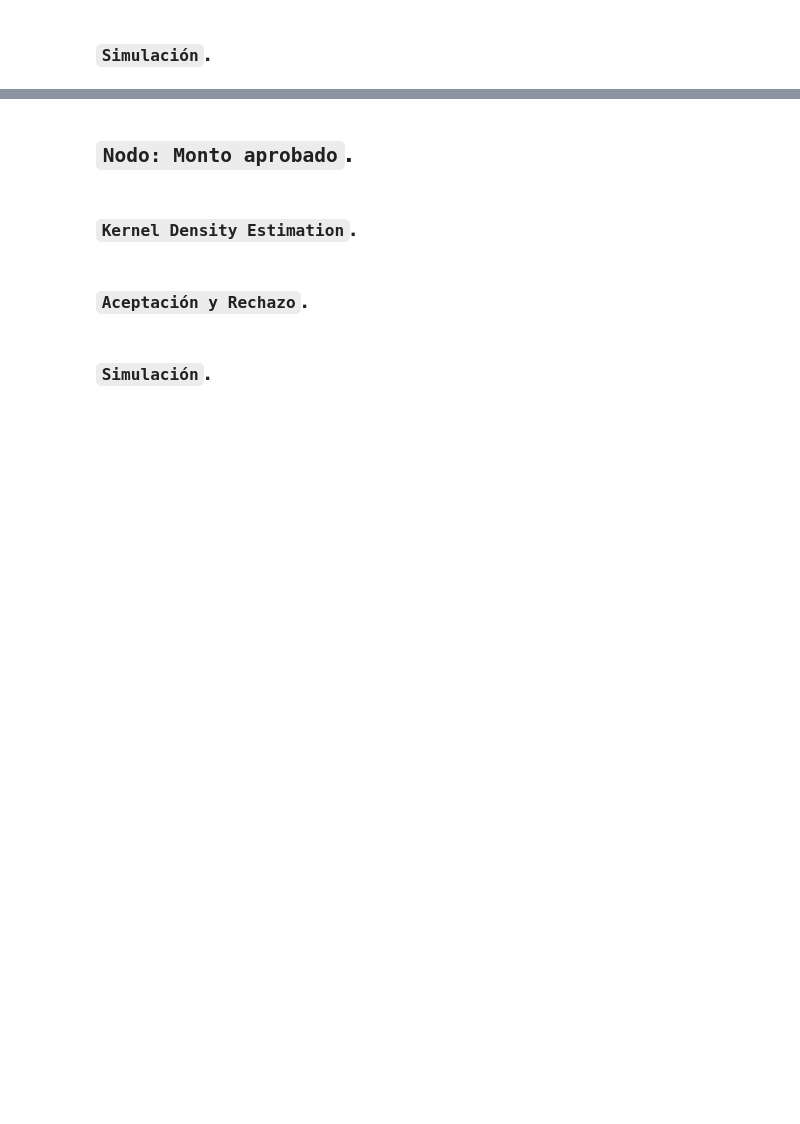
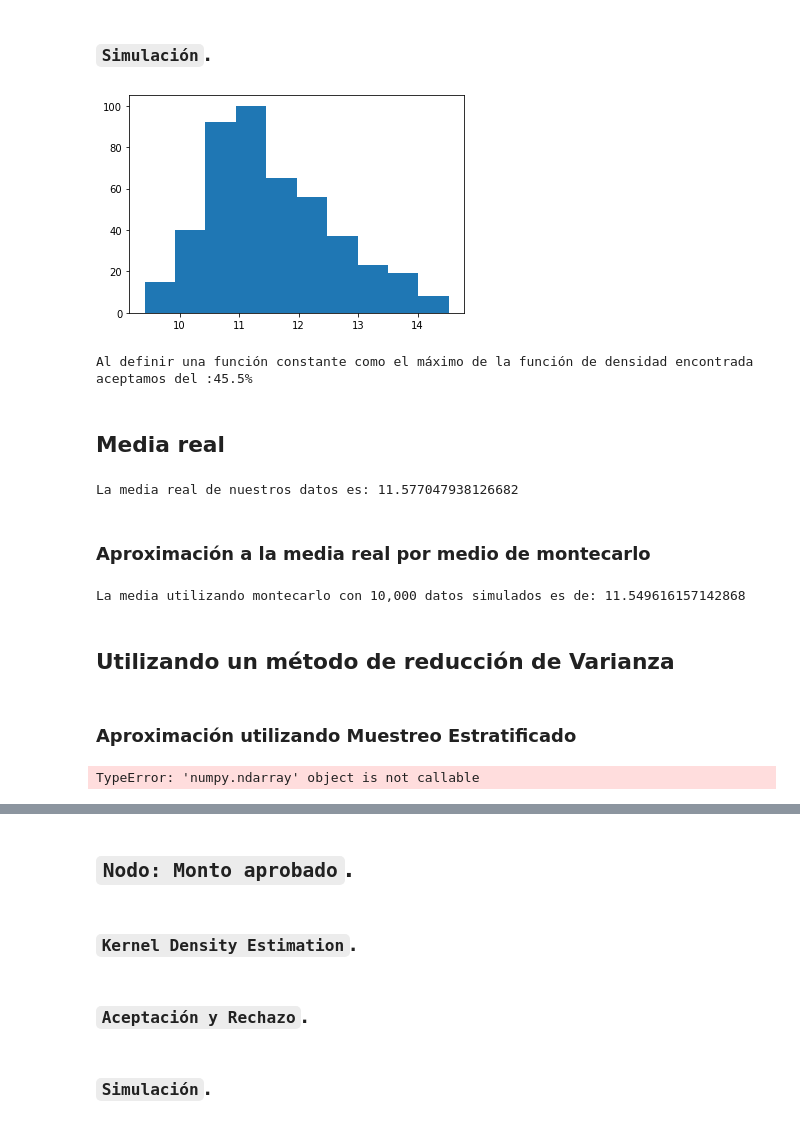
Before and after one commit to JuanPablo2019/Proyecto_modulo1, a Jupyter notebook: ProyectoModulo1_MaganaJ_PinedaB.ipynb, the cells around one changed output, grey strips where cells are left out. Saved outputs shown, nothing was run; the diff lists cells and outputs as text; code cells hidden in the pictures; blank space fills up the shorter version.

```diff
--- a/ProyectoModulo1_MaganaJ_PinedaB.ipynb
+++ b/ProyectoModulo1_MaganaJ_PinedaB.ipynb
@@ -451,2 +451,40 @@ max((np.random.uniform(9,15,100000) + 9 + (1/6)) / 2.1296)
 # %% [markdown]
 ### `Simulación`.
+# %%
+sim = (values_acep_rechazo(R1,R2,f_uni_kde,t))
+# %%
+plt.hist(sim);
+# %% [output]
+[figure, added]
+# %%
+print(f'Al definir una función constante como el máximo de la función de densidad encontrada aceptamos del :{len(sim)/N * 100}%')
+# %% [output]
+Al definir una función constante como el máximo de la función de densidad encontrada aceptamos del :45.5%
+# %% [markdown]
+## Media real
+# %%
+print('La media real de nuestros datos es:',data_log.mean())
+# %% [output]
+La media real de nuestros datos es: 11.577047938126682
+# %% [markdown]
+### Aproximación a la media real por medio de montecarlo
+# %%
+print('La media utilizando montecarlo con 10,000 datos simulados es de:',np.mean(sim))
+# %% [output]
+La media utilizando montecarlo con 10,000 datos simulados es de: 11.549616157142868
+# %% [markdown]
+## Utilizando un método de reducción de Varianza
+# %% [markdown]
+### Aproximación utilizando Muestreo Estratificado
+# %%
+# Método muestreo estratificado (B estratos)
+import statsmodels.api as sm
+inv = lambda x: kde_univariate.icdf(x)
+
+N= 10000
+B = N #estratos
+u2 = np.random.rand(N) #otros aleatoreos
+i = np.arange(0,B)
+#m_estratificado = inv((u2+i)/B)
+# %% [output]
+TypeError: 'numpy.ndarray' object is not callable
```
Also changed, not shown: parts of 9 cells of this notebook.
